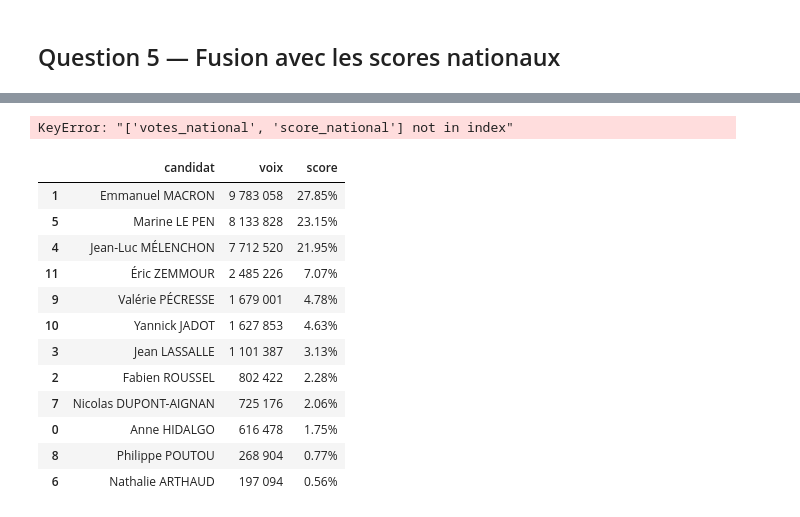
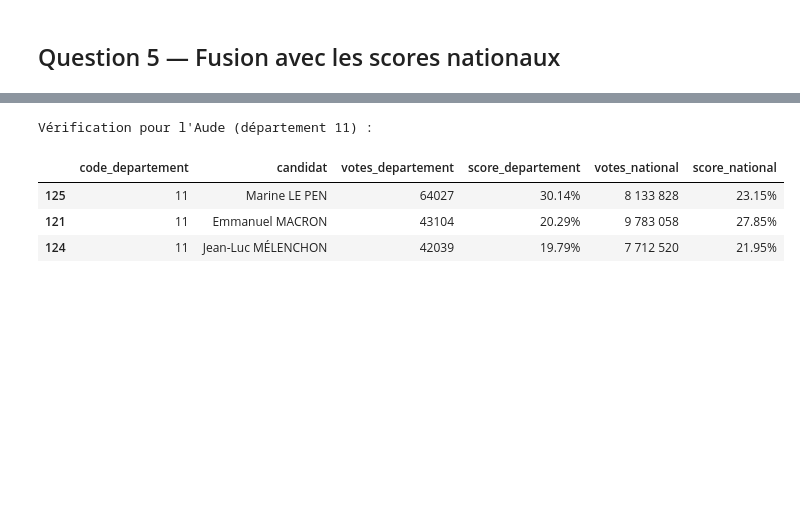
Before and after one commit to TeodoraHub/DM_python, a Jupyter notebook: DM_pythonDMR.ipynb, the cells around one changed output, grey strips where cells are left out. Cells and saved outputs as stored; diff of their text form; code cells hidden in the pictures; blank space fills up the shorter version.

```diff
--- a/DM_pythonDMR.ipynb
+++ b/DM_pythonDMR.ipynb
@@ -234,37 +250,33 @@ Résultats pour l'Aude (département 11) :
 # %%
 # Jointure avec les scores nationaux
 score_departements = score_departements.merge(
-    table_votes[['candidat', 'voix', 'score']],
+    table_votes[['candidat', 'voix', 'score_national']],
     on='candidat',
     how='left'
-)
+).rename(columns={
+    'voix': 'votes_national'   # ici on renomme la colonne du national
+})
 
-# Vérification pour l'Aude (3 premiers candidats)
+# Si tu veux renommer les colonnes départementales après le merge
+score_departements = score_departements.rename(columns={
+    'votes': 'votes_departement',    # si elle existe encore
+    'score': 'score_departement'    # si elle existe encore
+})
+
+
+# Vérification pour l'Aude (département 11)
 print("Vérification pour l'Aude (département 11) :")
 (
     score_departements[score_departements['code_departement'] == '11']
-    .sort_values('voix', ascending=False)
+    .sort_values('votes_departement', ascending=False)
     .assign(score_departement=lambda x: x['score_departement'].map('{:.2f}%'.format))
-    .assign(score_national=lambda x: x['score_national'].map('{:.2f}%'.format))
     .head(3)
     [['code_departement', 'candidat', 'votes_departement', 'score_departement',
       'votes_national', 'score_national']]
 )
 # %% [output]
-KeyError: "['votes_national', 'score_national'] not in index"
+Vérification pour l'Aude (département 11) :
+|  | code_departement | candidat | votes_departement | score_departement | votes_national | score_national |
+| 125 | 11 | Marine LE PEN | 64027 | 30.14% | 8 133 828 | 23.15% |
+| 121 | 11 | Emmanuel MACRON | 43104 | 20.29% | 9 783 058 | 27.85% |
+| 124 | 11 | Jean-Luc MÉLENCHON | 42039 | 19.79% | 7 712 520 | 21.95% |
-# %%
-table_votes
-# %% [output]
-|  | candidat | voix | score |
-| 1 | Emmanuel MACRON | 9 783 058 | 27.85% |
-| 5 | Marine LE PEN | 8 133 828 | 23.15% |
-| 4 | Jean-Luc MÉLENCHON | 7 712 520 | 21.95% |
-| 11 | Éric ZEMMOUR | 2 485 226 | 7.07% |
-| 9 | Valérie PÉCRESSE | 1 679 001 | 4.78% |
-| 10 | Yannick JADOT | 1 627 853 | 4.63% |
-| 3 | Jean LASSALLE | 1 101 387 | 3.13% |
-| 2 | Fabien ROUSSEL | 802 422 | 2.28% |
-| 7 | Nicolas DUPONT-AIGNAN | 725 176 | 2.06% |
-| 0 | Anne HIDALGO | 616 478 | 1.75% |
-| 8 | Philippe POUTOU | 268 904 | 0.77% |
-| 6 | Nathalie ARTHAUD | 197 094 | 0.56% |
```
Also changed, not shown: parts of 3 cells of this notebook.
